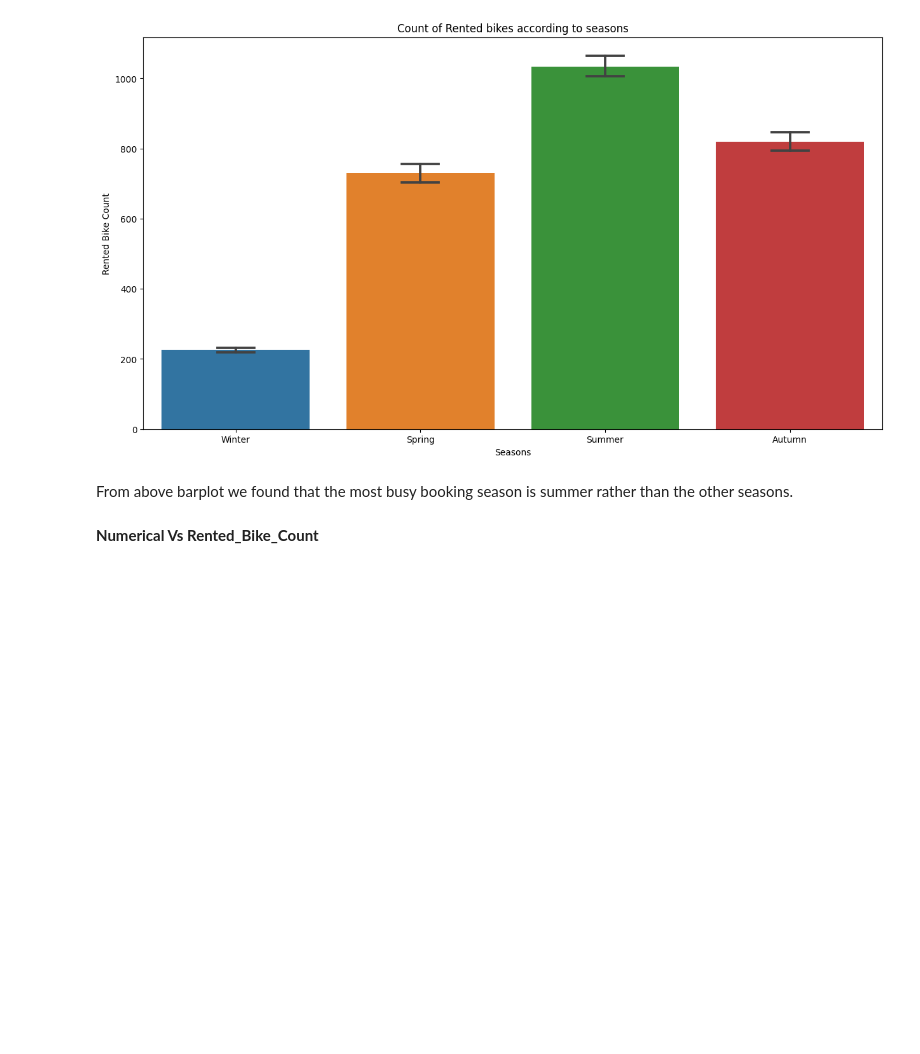
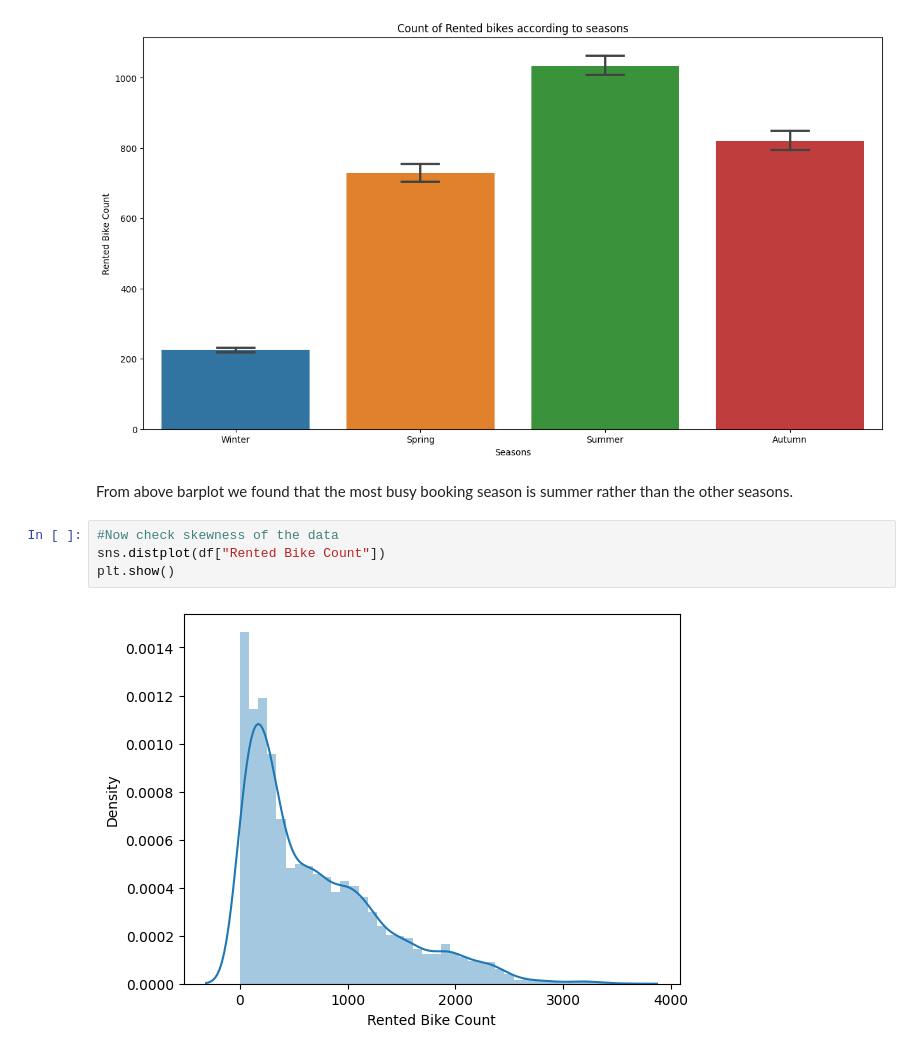
Before and after one commit to fkofkf431/Bike-Sharing-Demand-Prediction-Regression-capstone-project, a Jupyter notebook: Bike_Sharing_Demand_Prediction(Regression)_Capstone_Project.ipynb, the cells around one changed output. Saved outputs shown, nothing was run; the diff lists cells and outputs as text; blank space fills up the shorter version.

```diff
--- a/Bike_Sharing_Demand_Prediction(Regression)_Capstone_Project.ipynb
+++ b/Bike_Sharing_Demand_Prediction(Regression)_Capstone_Project.ipynb
@@ -349,5 +349,9 @@ plt.show()
 [figure]
 # %% [markdown]
 From above barplot we found that the most busy booking season is summer rather than the other seasons.
-# %% [markdown]
-**Numerical Vs Rented_Bike_Count**
+# %%
+#Now check skewness of the data
+sns.distplot(df["Rented Bike Count"])
+plt.show()
+# %% [output]
+[figure, added]
```
Also changed, not shown: parts of 14 cells of this notebook.
